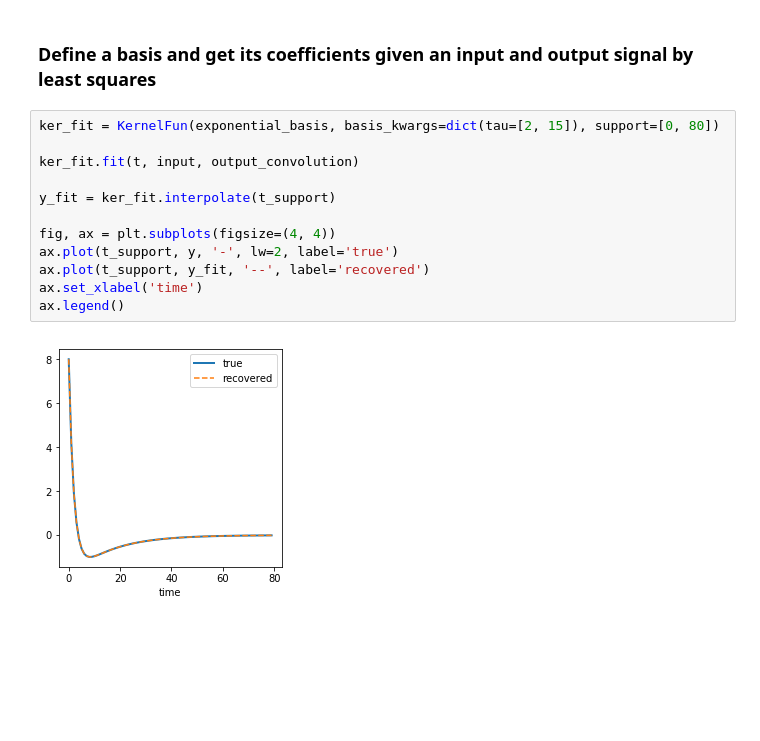
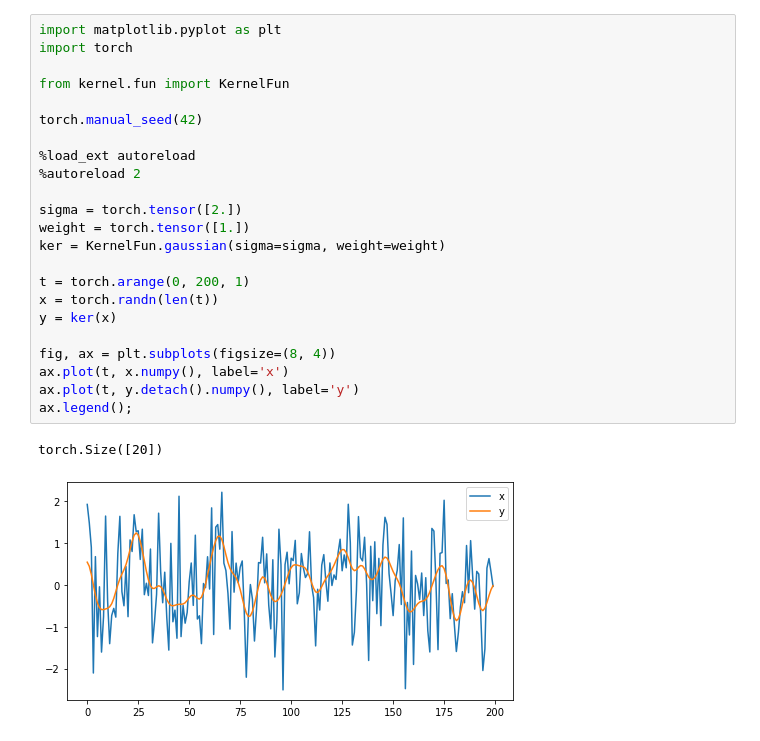
Before and after one commit to diegoarri91/convolution-kernels, a Jupyter notebook: examples/readme.ipynb, the cells around one changed output. Drawn from its saved outputs; the diff is of its cells as text; blank space fills up the shorter version.

```diff
--- a/examples/readme.ipynb
+++ b/examples/readme.ipynb
@@ -56,16 +9,26 @@ fig.tight_layout()
-# %% [markdown]
-### Define a basis and get its coefficients given an input and output signal by least squares
-# %%
-ker_fit = KernelFun(exponential_basis, basis_kwargs=dict(tau=[2, 15]), support=[0, 80])
-
-ker_fit.fit(t, input, output_convolution)
-
-y_fit = ker_fit.interpolate(t_support)
-
-fig, ax = plt.subplots(figsize=(4, 4))
-ax.plot(t_support, y, '-', lw=2, label='true')
-ax.plot(t_support, y_fit, '--', label='recovered')
-ax.set_xlabel('time')
-ax.legend()
-# %% [output]
-[figure, removed]
+# %%
+import matplotlib.pyplot as plt
+import torch
+
+from kernel.fun import KernelFun
+
+torch.manual_seed(42)
+
+%load_ext autoreload
+%autoreload 2
+
+sigma = torch.tensor([2.])
+weight = torch.tensor([1.])
+ker = KernelFun.gaussian(sigma=sigma, weight=weight)
+
+t = torch.arange(0, 200, 1)
+x = torch.randn(len(t))
+y = ker(x)
+
+fig, ax = plt.subplots(figsize=(8, 4))
+ax.plot(t, x.numpy(), label='x')
+ax.plot(t, y.detach().numpy(), label='y')
+ax.legend();
+# %% [output]
+torch.Size([20])
+[figure, added]
```
Also changed, not shown: parts of 6 cells of this notebook, 13 other files.
